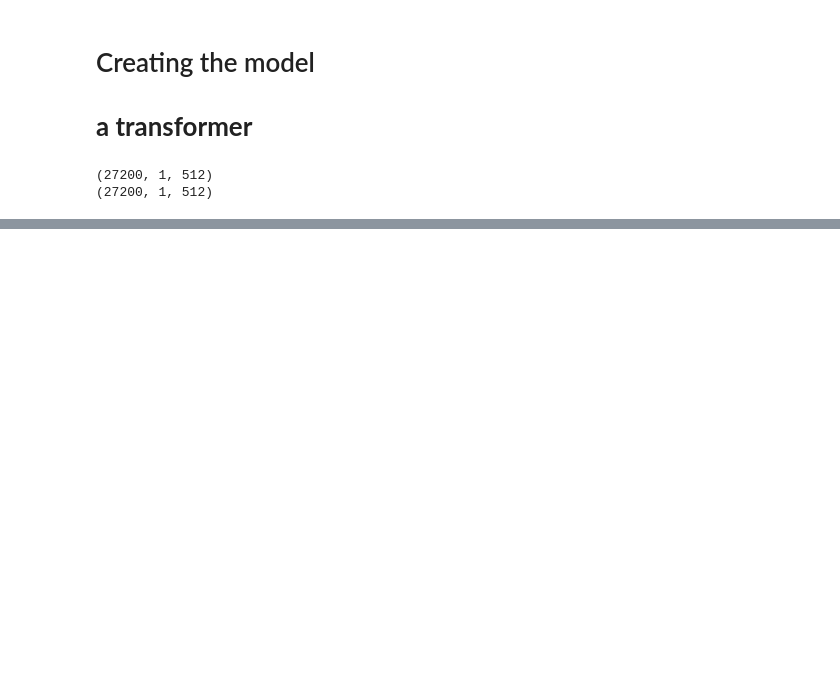
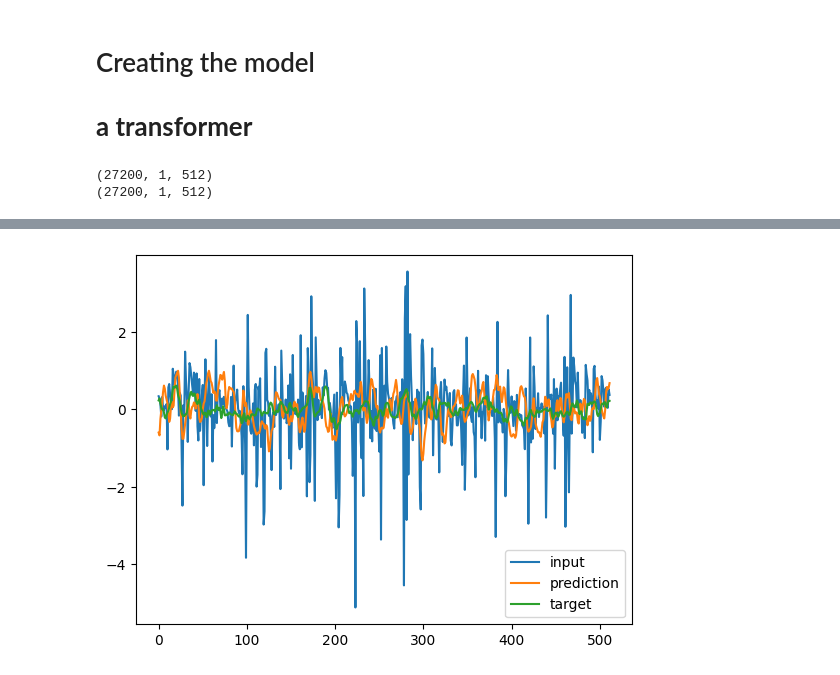
Before and after one commit to MartinaDoku2001/Thesis, a Jupyter notebook: proposed_model.ipynb, the cells around one changed output, grey strips where cells are left out. Drawn from its saved outputs; the diff is of its cells as text; code cells hidden in the pictures; blank space fills up the shorter version.

```diff
--- a/proposed_model.ipynb
+++ b/proposed_model.ipynb
@@ -670,9 +759,15 @@ plt.savefig(os.path.join(results_path,'transformer_simple','EMG', 'EMG_loss.png'
+# %%
+
+'''
+#load the model
+model_EMG=tf.keras.models.load_model(os.path.join(results_path,'transformer_simple','EMG', 'EMG_model.tf'), custom_objects={'Transformer': Transformer, 'Encoder': Encoder, 'Decoder': Decoder, 'loss_function': loss_function})
+'''
 # %%
 #predict the test dataset
 test_dataset_EMG[0]=np.reshape(test_dataset_EMG[0],(len(test_dataset_EMG[0]),1,512))
-pred=model_EMG((test_dataset_EMG[0], test_dataset_EMG[0]), training=False)
+pred_EMG=model_EMG((test_dataset_EMG[0], test_dataset_EMG[0]), training=False)
 #calculate the metrics
-pred=np.reshape(pred,(len(pred),512))
+pred_EMG=np.reshape(pred_EMG,(len(pred_EMG),512))
 test_dataset_EMG[1]=np.reshape(test_dataset_EMG[1],(len(test_dataset_EMG[1]),512))
-RRMSE, CC, PSNR, SSIM=metrics_results(pred, test_dataset_EMG[1])
+RRMSE, CC, PSNR, SSIM=metrics_results(pred_EMG, test_dataset_EMG[1])
 print('RRMSE:',RRMSE,'CC:',CC,'PSNR:',PSNR,'SSIM',SSIM)
@@ -678,0 +779,15 @@ print('RRMSE:',RRMSE,'CC:',CC,'PSNR:',PSNR,'SSIM',SSIM)
+# %%
+
+#plot a semple result of the prediction vs the target
+#plot a semple result of the prediction vs the target vs the input
+#reshape the input
+test_dataset_EMG[0]=np.reshape(test_dataset_EMG[0],(len(test_dataset_EMG[0]),512))
+
+plt.plot(test_dataset_EMG[0][0], label='input')
+plt.plot(pred_EMG[0], label='prediction')
+plt.plot(test_dataset_EMG[1][0], label='target')
+
+plt.legend()
+plt.show()
+# %% [output]
+[figure, added]
```
Also changed, not shown: parts of 17 cells of this notebook, 6 other files.
